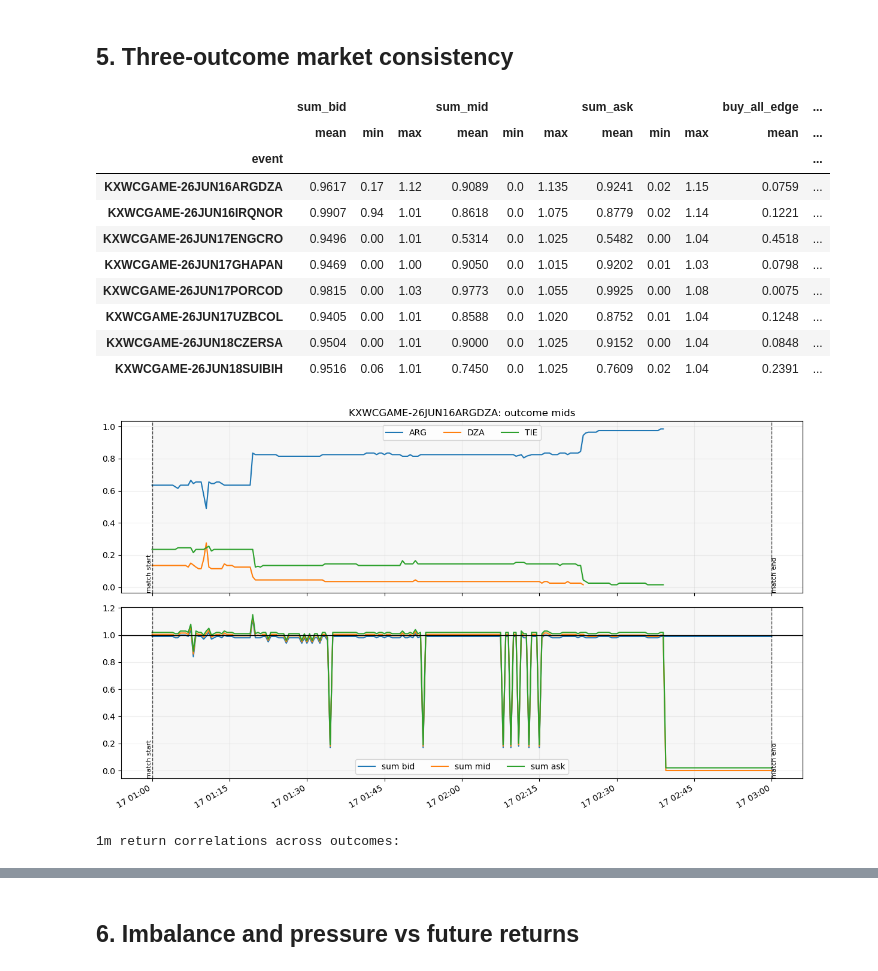
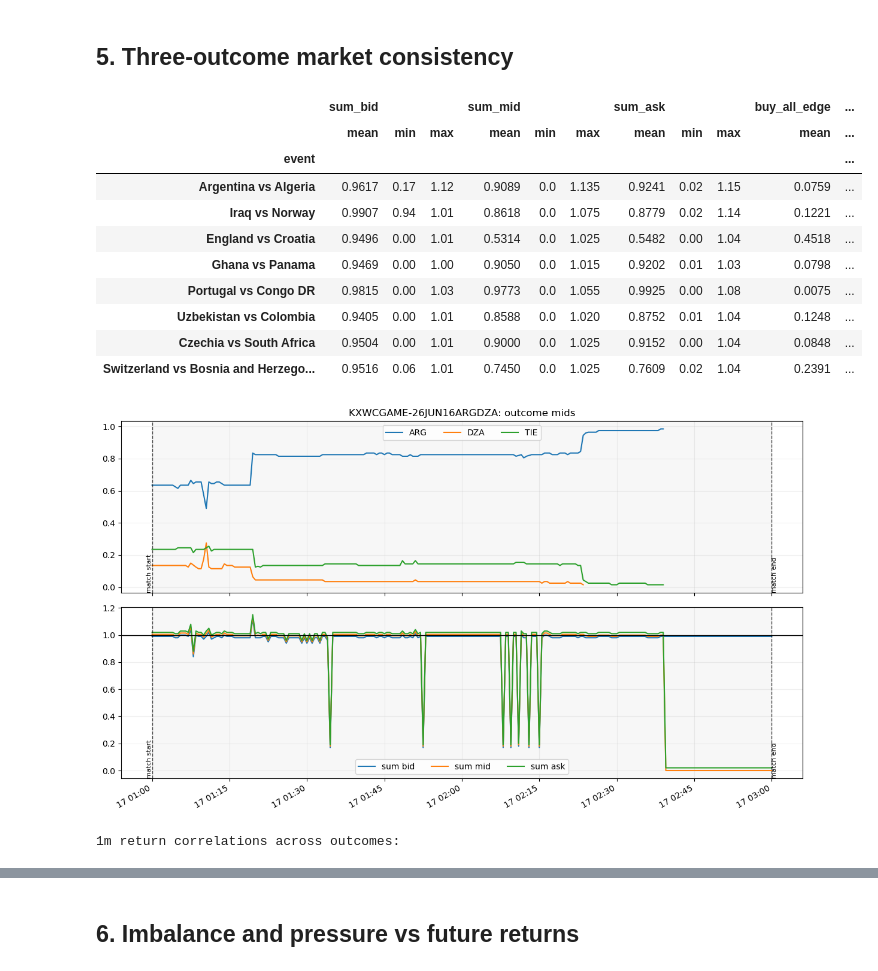
Before and after one commit to syrmez/toyDAG, a Jupyter notebook: notebooks/04_kalshi_worldcup_blog_eda.ipynb, the cells around one changed output, grey strips where cells are left out. Cells and saved outputs as stored; diff of their text form; code cells hidden in the pictures.

```diff
--- a/notebooks/04_kalshi_worldcup_blog_eda.ipynb
+++ b/notebooks/04_kalshi_worldcup_blog_eda.ipynb
@@ -81,7 +81,10 @@ for path in sorted((ROOT / "data/raw/kalshi/orderbooks").glob("*.jsonl")):
         ob_rows.append(row)
 
 tr_rows = []
-for path in sorted((ROOT / "data/raw/kalshi/trades").glob("*.jsonl*")):
+trade_dir = ROOT / "data/raw/kalshi/trades"
+complete_trade_files = sorted(trade_dir.glob("*_trades_complete.jsonl.gz"))
+trade_files = complete_trade_files or sorted(trade_dir.glob("*.jsonl*"))
+for path in trade_files:
     for row in read_jsonl(path):
         row["source_file"] = path.name
         tr_rows.append(row)
@@ -89,7 +92,7 @@ for path in sorted((ROOT / "data/raw/kalshi/trades").glob("*.jsonl*")):
 raw_ob = pd.DataFrame(ob_rows)
 raw_tr = pd.DataFrame(tr_rows)
 print(f"orderbook rows: {len(raw_ob):,} across {raw_ob['ticker'].nunique()} tickers")
-print(f"trade rows:     {len(raw_tr):,} across {raw_tr['ticker'].nunique()} tickers")
+print(f"trade rows:     {len(raw_tr):,} across {raw_tr['ticker'].nunique()} tickers from {len(trade_files)} files")
 raw_ob.head(2)
 # %% [output]
 orderbook rows: 5,520 across 24 tickers
@@ -122,6 +125,8 @@ ob = raw_ob.copy()
 ob["ts"] = pd.to_datetime(ob["ts"], utc=True)
 ob["event"] = ob.get("event_ticker", event_from_ticker(ob["ticker"])).fillna(event_from_ticker(ob["ticker"]))
 ob["outcome"] = outcome_from_ticker(ob["ticker"])
+event_label_map = ob.dropna(subset=["title"]).drop_duplicates("event").set_index("event")["title"].str.replace(" Winner?", "", regex=False).to_dict()
+ob["event_label"] = ob["event"].map(event_label_map).fillna(ob["event"])
 ob["ts_bucket"] = ob["ts"].dt.round("30s")
 for c in ["yes_bid", "yes_ask", "no_bid", "no_ask"]:
     ob[c] = pd.to_numeric(ob[c], errors="coerce")
@@ -149,6 +154,7 @@ tr = raw_tr.copy()
 tr["ts"] = pd.to_datetime(tr["created_time"], utc=True)
 tr["event"] = event_from_ticker(tr["ticker"])
 tr["outcome"] = outcome_from_ticker(tr["ticker"])
+tr["event_label"] = tr["event"].map(event_label_map).fillna(tr["event"])
 tr["yes_price"] = pd.to_numeric(tr["yes_price_dollars"], errors="coerce")
 tr["no_price"] = pd.to_numeric(tr["no_price_dollars"], errors="coerce")
 tr["count"] = pd.to_numeric(tr["count_fp"], errors="coerce").fillna(0)
@@ -312,47 +320,48 @@ odds = snapshot.groupby(["event", "ts_bucket"], as_index=False).agg(
 odds["buy_all_edge"] = 1 - odds["sum_ask"]
 odds["sell_all_edge"] = odds["sum_bid"] - 1
 odds_summary = odds.groupby("event")[["sum_bid", "sum_mid", "sum_ask", "buy_all_edge", "sell_all_edge"]].agg(["mean", "min", "max"]).round(4)
+odds_summary.index = odds_summary.index.map(lambda e: event_label_map.get(e, e))
 display(odds_summary)
 
 manual_events = load_manual_events()
 sourced_events = [e for e in sorted(features["event"].unique()) if not manual_events[manual_events["event_ticker"].eq(e)].empty]
 first_event = sourced_events[0] if sourced_events else sorted(features["event"].unique())[0]
 fig, axs = plt.subplots(2, 1, figsize=(12, 7), sharex=True)
 start, end = match_bounds(first_event, manual_events)
 px = snapshot[snapshot["event"].eq(first_event)].sort_values("ts_bucket")
 if pd.notna(start) and pd.notna(end):
     px = px[px["ts_bucket"].between(start, end)]
 for outcome, g in px.groupby("outcome"):
     axs[0].plot(g["ts_bucket"], g["yes_mid"], label=outcome)
 axs[0].set_title(f"{first_event}: outcome mids")
 mark_match_bounds(axs[0], first_event, manual_events)
 axs[0].legend(ncol=3); axs[0].grid(alpha=.2)
 x = odds[odds["event"].eq(first_event)].sort_values("ts_bucket")
 if pd.notna(start) and pd.notna(end):
     x = x[x["ts_bucket"].between(start, end)]
 axs[1].plot(x["ts_bucket"], x["sum_bid"], label="sum bid")
 axs[1].plot(x["ts_bucket"], x["sum_mid"], label="sum mid")
 axs[1].plot(x["ts_bucket"], x["sum_ask"], label="sum ask")
 axs[1].axhline(1, color="black", lw=1)
 mark_match_bounds(axs[1], first_event, manual_events)
 axs[1].legend(ncol=3); axs[1].grid(alpha=.2)
 fig.autofmt_xdate(); fig.tight_layout(); fig.savefig(FIG / "three_outcome_example.png", dpi=160); plt.show()
 
 ret_wide = features.pivot_table(index=["event", "ts_bucket"], columns="outcome", values="ret_1m")
 print("1m return correlations across outcomes:")
 display(ret_wide.corr().round(3))
 # %% [output]
 |  | sum_bid |  |  | sum_mid |  |  | sum_ask |  |  | buy_all_edge | ... |
 |  | mean | min | max | mean | min | max | mean | min | max | mean | ... |
 | event |  |  |  |  |  |  |  |  |  |  | ... |
-| KXWCGAME-26JUN16ARGDZA | 0.9617 | 0.17 | 1.12 | 0.9089 | 0.0 | 1.135 | 0.9241 | 0.02 | 1.15 | 0.0759 | ... |
-| KXWCGAME-26JUN16IRQNOR | 0.9907 | 0.94 | 1.01 | 0.8618 | 0.0 | 1.075 | 0.8779 | 0.02 | 1.14 | 0.1221 | ... |
-| KXWCGAME-26JUN17ENGCRO | 0.9496 | 0.00 | 1.01 | 0.5314 | 0.0 | 1.025 | 0.5482 | 0.00 | 1.04 | 0.4518 | ... |
-| KXWCGAME-26JUN17GHAPAN | 0.9469 | 0.00 | 1.00 | 0.9050 | 0.0 | 1.015 | 0.9202 | 0.01 | 1.03 | 0.0798 | ... |
-| KXWCGAME-26JUN17PORCOD | 0.9815 | 0.00 | 1.03 | 0.9773 | 0.0 | 1.055 | 0.9925 | 0.00 | 1.08 | 0.0075 | ... |
-| KXWCGAME-26JUN17UZBCOL | 0.9405 | 0.00 | 1.01 | 0.8588 | 0.0 | 1.020 | 0.8752 | 0.01 | 1.04 | 0.1248 | ... |
-| KXWCGAME-26JUN18CZERSA | 0.9504 | 0.00 | 1.01 | 0.9000 | 0.0 | 1.025 | 0.9152 | 0.00 | 1.04 | 0.0848 | ... |
-| KXWCGAME-26JUN18SUIBIH | 0.9516 | 0.06 | 1.01 | 0.7450 | 0.0 | 1.025 | 0.7609 | 0.02 | 1.04 | 0.2391 | ... |
+| Argentina vs Algeria | 0.9617 | 0.17 | 1.12 | 0.9089 | 0.0 | 1.135 | 0.9241 | 0.02 | 1.15 | 0.0759 | ... |
+| Iraq vs Norway | 0.9907 | 0.94 | 1.01 | 0.8618 | 0.0 | 1.075 | 0.8779 | 0.02 | 1.14 | 0.1221 | ... |
+| England vs Croatia | 0.9496 | 0.00 | 1.01 | 0.5314 | 0.0 | 1.025 | 0.5482 | 0.00 | 1.04 | 0.4518 | ... |
+| Ghana vs Panama | 0.9469 | 0.00 | 1.00 | 0.9050 | 0.0 | 1.015 | 0.9202 | 0.01 | 1.03 | 0.0798 | ... |
+| Portugal vs Congo DR | 0.9815 | 0.00 | 1.03 | 0.9773 | 0.0 | 1.055 | 0.9925 | 0.00 | 1.08 | 0.0075 | ... |
+| Uzbekistan vs Colombia | 0.9405 | 0.00 | 1.01 | 0.8588 | 0.0 | 1.020 | 0.8752 | 0.01 | 1.04 | 0.1248 | ... |
+| Czechia vs South Africa | 0.9504 | 0.00 | 1.01 | 0.9000 | 0.0 | 1.025 | 0.9152 | 0.00 | 1.04 | 0.0848 | ... |
+| Switzerland vs Bosnia and Herzego... | 0.9516 | 0.06 | 1.01 | 0.7450 | 0.0 | 1.025 | 0.7609 | 0.02 | 1.04 | 0.2391 | ... |
 [figure]
 1m return correlations across outcomes:
 | outcome | ARG | BIH | COD | COL | CRO | CZE | DZA | ENG | GHA | IRQ | NOR | ... |
```
Also changed, not shown: parts of 6 cells of this notebook, 5 other files.
